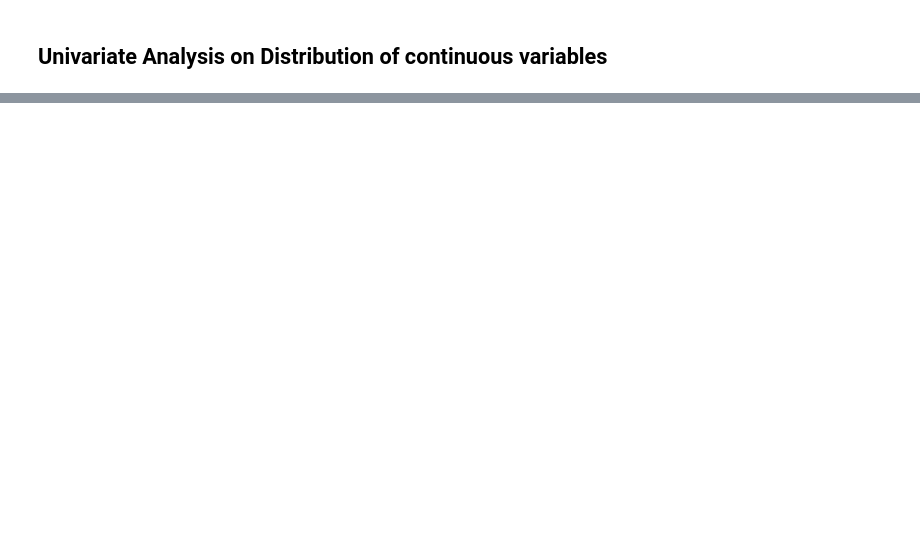
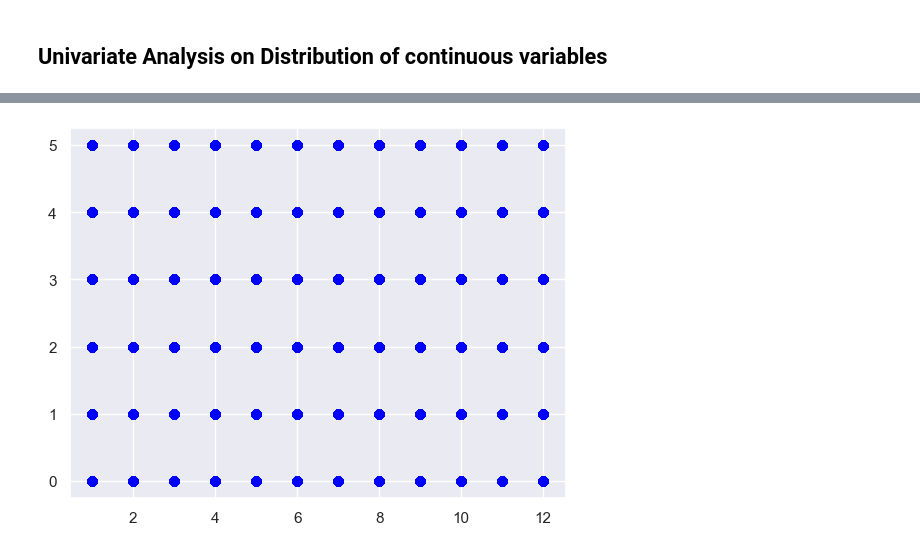
Before and after one commit to rajchoksi1997/CMPE257-Project, a Jupyter notebook: Main_Project.ipynb, the cells around one changed output, grey strips where cells are left out. Saved outputs shown, nothing was run; the diff lists cells and outputs as text; code cells hidden in the pictures; blank space fills up the shorter version.

```diff
--- a/Main_Project.ipynb
+++ b/Main_Project.ipynb
@@ -423,0 +461,5 @@ for col in column_list:
+# %%
+plt.scatter(dataSet['month'], dataSet['score'], c ="blue")
+plt.show()
+# %% [output]
+[figure, added]
```
Also changed, not shown: parts of 29 cells of this notebook.
